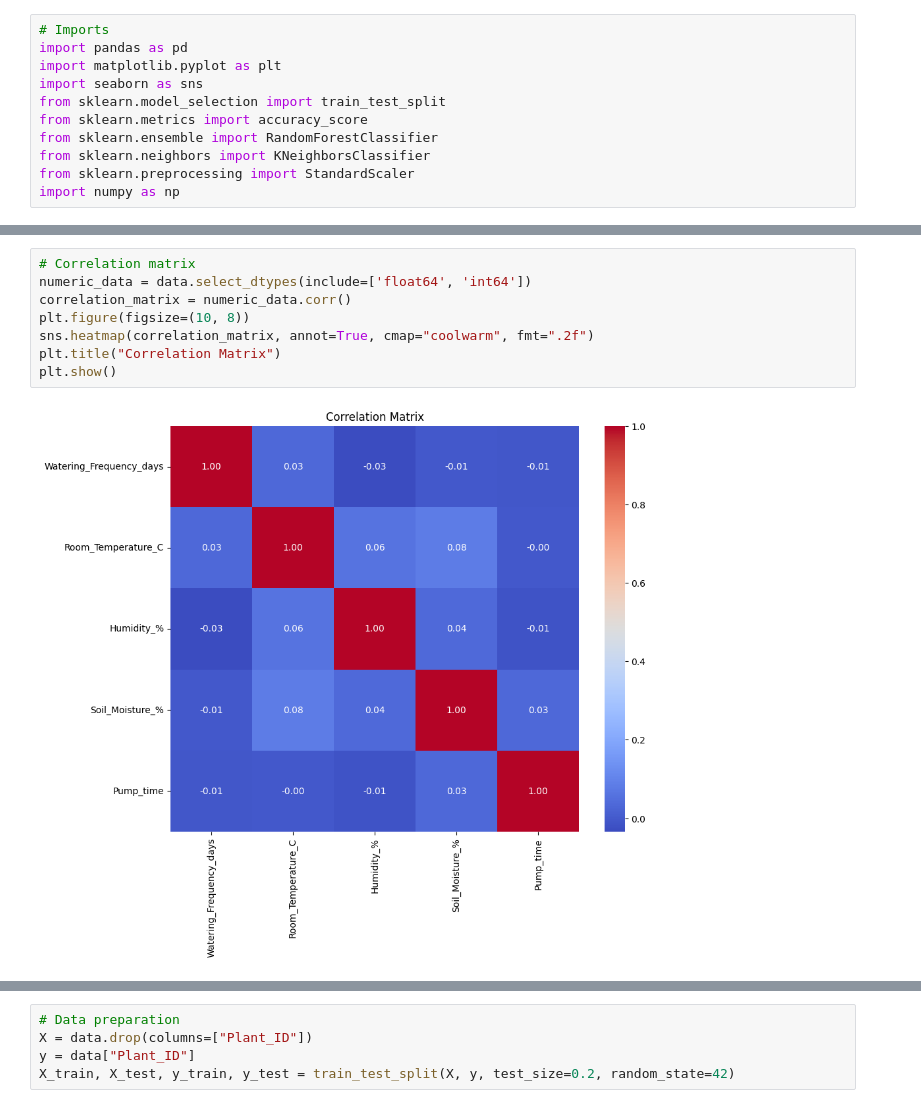
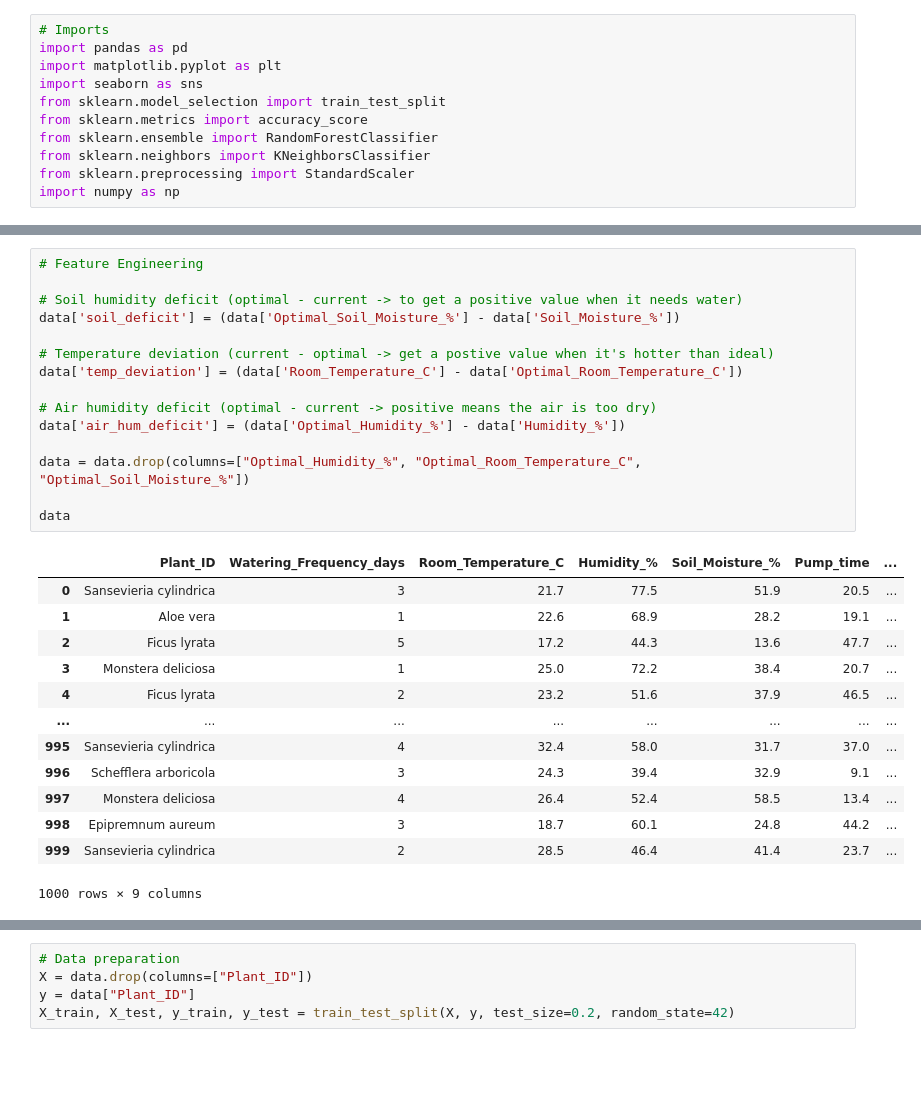
Before and after one commit to VIA-Plantify/Plantify-MachineLearning, a Jupyter notebook: datapreparation/indoor_dataset/indoor_plant.ipynb, the cells around one changed output, grey strips where cells are left out. Cells and saved outputs as stored; diff of their text form; blank space fills up the shorter version.

```diff
--- a/datapreparation/indoor_dataset/indoor_plant.ipynb
+++ b/datapreparation/indoor_dataset/indoor_plant.ipynb
@@ -84,10 +94,29 @@ for idx, (metric, label) in enumerate(zip(metrics, metric_labels)):
-# %%
-# Correlation matrix
-numeric_data = data.select_dtypes(include=['float64', 'int64'])
-correlation_matrix = numeric_data.corr()
-plt.figure(figsize=(10, 8))
-sns.heatmap(correlation_matrix, annot=True, cmap="coolwarm", fmt=".2f")
-plt.title("Correlation Matrix")
-plt.show()
-# %% [output]
-[figure, removed]
+# %%
+# Feature Engineering
+
+# Soil humidity deficit (optimal - current -> to get a positive value when it needs water)
+data['soil_deficit'] = (data['Optimal_Soil_Moisture_%'] - data['Soil_Moisture_%'])
+
+# Temperature deviation (current - optimal -> get a postive value when it's hotter than ideal)
+data['temp_deviation'] = (data['Room_Temperature_C'] - data['Optimal_Room_Temperature_C'])
+
+# Air humidity deficit (optimal - current -> positive means the air is too dry)
+data['air_hum_deficit'] = (data['Optimal_Humidity_%'] - data['Humidity_%'])
+
+data = data.drop(columns=["Optimal_Humidity_%", "Optimal_Room_Temperature_C", "Optimal_Soil_Moisture_%"])
+
+data
+# %% [output]
+|  | Plant_ID | Watering_Frequency_days | Room_Temperature_C | Humidity_% | Soil_Moisture_% | Pump_time | ... |
+| 0 | Sansevieria cylindrica | 3 | 21.7 | 77.5 | 51.9 | 20.5 | ... |
+| 1 | Aloe vera | 1 | 22.6 | 68.9 | 28.2 | 19.1 | ... |
+| 2 | Ficus lyrata | 5 | 17.2 | 44.3 | 13.6 | 47.7 | ... |
+| 3 | Monstera deliciosa | 1 | 25.0 | 72.2 | 38.4 | 20.7 | ... |
+| 4 | Ficus lyrata | 2 | 23.2 | 51.6 | 37.9 | 46.5 | ... |
+| ... | ... | ... | ... | ... | ... | ... | ... |
+| 995 | Sansevieria cylindrica | 4 | 32.4 | 58.0 | 31.7 | 37.0 | ... |
+| 996 | Schefflera arboricola | 3 | 24.3 | 39.4 | 32.9 | 9.1 | ... |
+| 997 | Monstera deliciosa | 4 | 26.4 | 52.4 | 58.5 | 13.4 | ... |
+| 998 | Epipremnum aureum | 3 | 18.7 | 60.1 | 24.8 | 44.2 | ... |
+| 999 | Sansevieria cylindrica | 2 | 28.5 | 46.4 | 41.4 | 23.7 | ... |
+1000 rows × 9 columns
```
Also changed, not shown: parts of 12 cells of this notebook, 1 other file.
